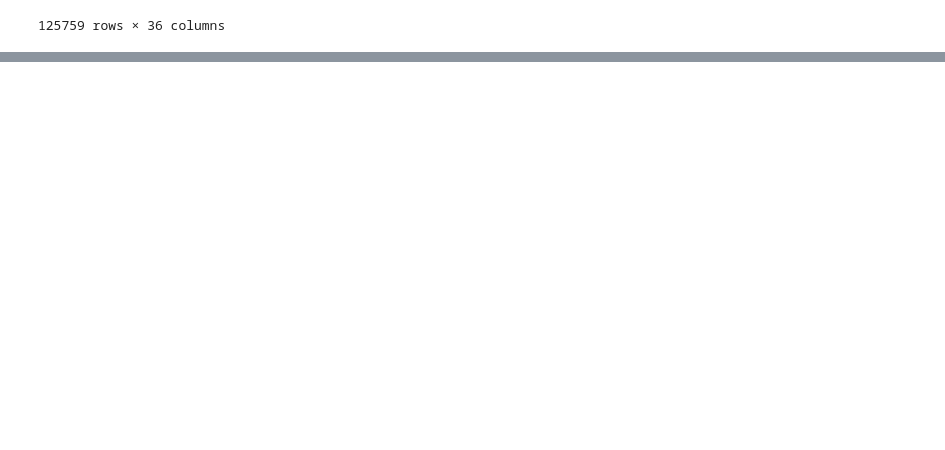
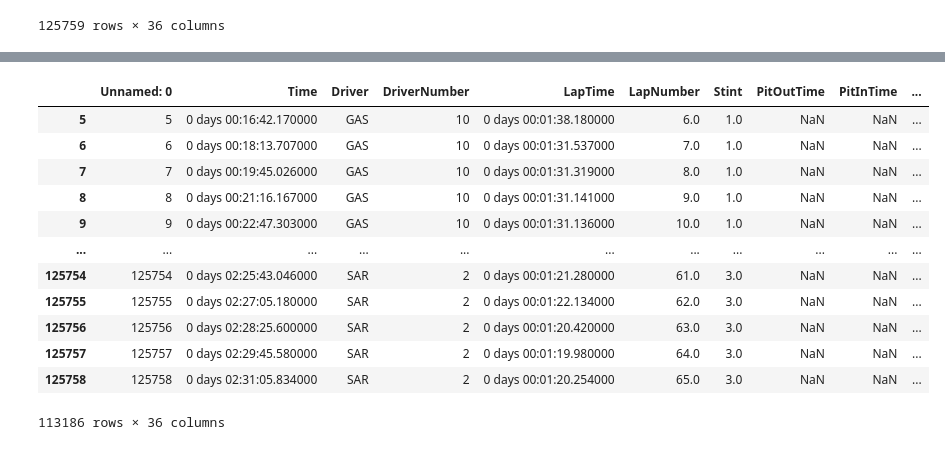
Before and after one commit to le-dav/f1-binottor, a Jupyter notebook: notebooks/model_trials.ipynb, the cells around one changed output, grey strips where cells are left out. Saved outputs shown, nothing was run; the diff lists cells and outputs as text; code cells hidden in the pictures; blank space fills up the shorter version.

```diff
--- a/notebooks/model_trials.ipynb
+++ b/notebooks/model_trials.ipynb
@@ -65,3 +80,26 @@ def get_tyre_stress_level(df):
     'Silverstone': 1}
     df["TyreStressLevel"] = df["Location"].map(params)
     return df
+# %%
+TIRE_MATCH = {
+    'HYPERSOFT': 'SOFT',
+    'ULTRASOFT': 'SOFT',
+    'SUPERSOFT': 'SOFT',
+    'SOFT': 'SOFT',
+    'MEDIUM': 'MEDIUM',
+    'HARD': 'HARD',
+    'INTERMEDIATE': 'INTERMEDIATE',
+    'WET': 'WET',
+    'UNKNOWN': 'UNKNOWN'
+}
+def compound_recategorization(laps,tire_mapping):
+    new_laps = laps.copy()
+    new_laps['Compound']=laps['Compound'].map(tire_mapping)
+    return new_laps
+# %%
+def compound_cleaning(laps,tire_mapping,backfilling=3):
+    new_laps = laps.copy()
+    new_laps = compound_recategorization(new_laps,tire_mapping)
+    new_laps['Compound'].replace('UNKNOWN',None,inplace=True)
+    new_laps['Compound'].fillna(method="bfill",limit=backfilling,inplace=True)
+    return new_laps
@@ -67,0 +112,3 @@ def get_tyre_stress_level(df):
+# %%
+laps = compound_recategorization(laps, TIRE_MATCH)
+laps
@@ -82,3 +143,5 @@ laps
 | 125757 | 125757 | 0 days 02:29:45.580000 | SAR | 2 | 0 days 00:01:19.980000 | 64.0 | 3.0 | NaN | NaN | ... |
 | 125758 | 125758 | 0 days 02:31:05.834000 | SAR | 2 | 0 days 00:01:20.254000 | 65.0 | 3.0 | NaN | NaN | ... |
 125759 rows × 36 columns
+# %%
+laps = compound_cleaning(laps, TIRE_MATCH)
@@ -84,0 +164,17 @@ laps
+# %%
+laps = mask_race_percentage(laps, 0.1)
+laps
+# %% [output]
+|  | Unnamed: 0 | Time | Driver | DriverNumber | LapTime | LapNumber | Stint | PitOutTime | PitInTime | ... |
+| 5 | 5 | 0 days 00:16:42.170000 | GAS | 10 | 0 days 00:01:38.180000 | 6.0 | 1.0 | NaN | NaN | ... |
+| 6 | 6 | 0 days 00:18:13.707000 | GAS | 10 | 0 days 00:01:31.537000 | 7.0 | 1.0 | NaN | NaN | ... |
+| 7 | 7 | 0 days 00:19:45.026000 | GAS | 10 | 0 days 00:01:31.319000 | 8.0 | 1.0 | NaN | NaN | ... |
+| 8 | 8 | 0 days 00:21:16.167000 | GAS | 10 | 0 days 00:01:31.141000 | 9.0 | 1.0 | NaN | NaN | ... |
+| 9 | 9 | 0 days 00:22:47.303000 | GAS | 10 | 0 days 00:01:31.136000 | 10.0 | 1.0 | NaN | NaN | ... |
+| ... | ... | ... | ... | ... | ... | ... | ... | ... | ... | ... |
+| 125754 | 125754 | 0 days 02:25:43.046000 | SAR | 2 | 0 days 00:01:21.280000 | 61.0 | 3.0 | NaN | NaN | ... |
+| 125755 | 125755 | 0 days 02:27:05.180000 | SAR | 2 | 0 days 00:01:22.134000 | 62.0 | 3.0 | NaN | NaN | ... |
+| 125756 | 125756 | 0 days 02:28:25.600000 | SAR | 2 | 0 days 00:01:20.420000 | 63.0 | 3.0 | NaN | NaN | ... |
+| 125757 | 125757 | 0 days 02:29:45.580000 | SAR | 2 | 0 days 00:01:19.980000 | 64.0 | 3.0 | NaN | NaN | ... |
+| 125758 | 125758 | 0 days 02:31:05.834000 | SAR | 2 | 0 days 00:01:20.254000 | 65.0 | 3.0 | NaN | NaN | ... |
+113186 rows × 36 columns
```
Also changed, not shown: parts of 39 cells of this notebook.
